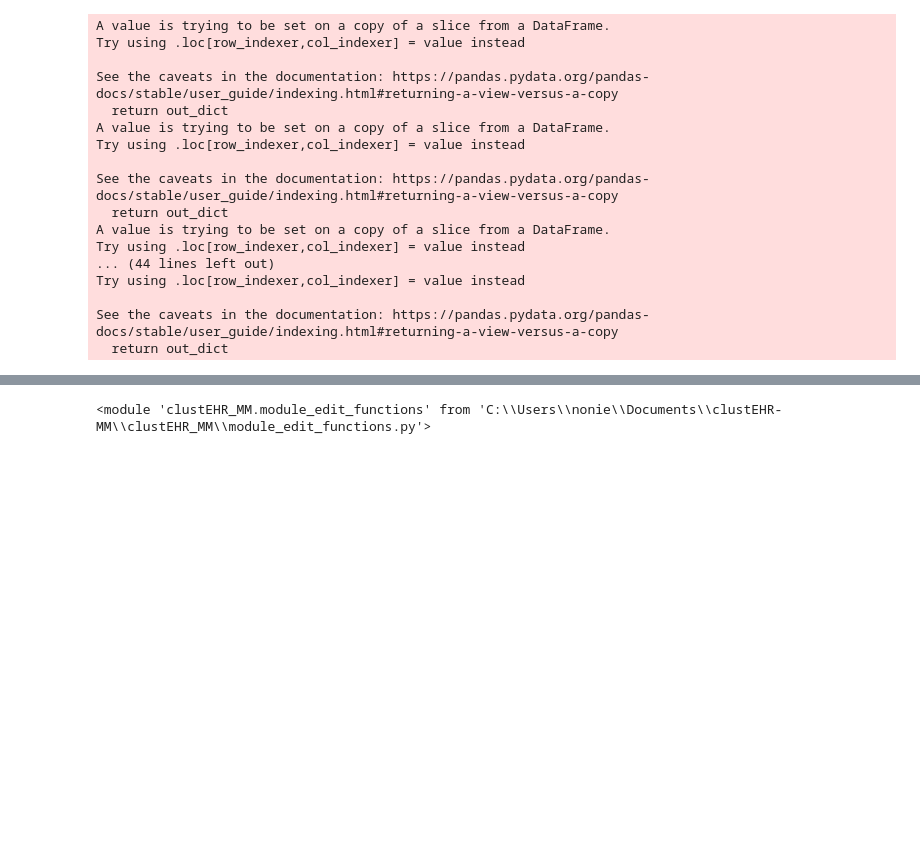
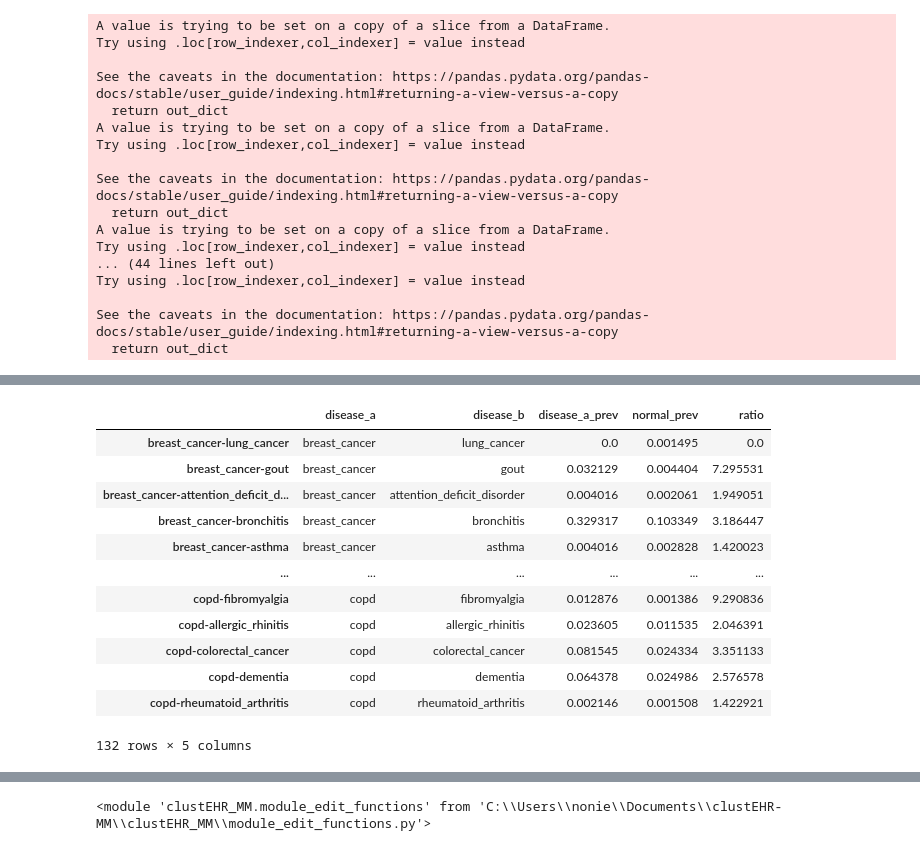
Before and after one commit to nonieA/clustEHR-MM, a Jupyter notebook: clustEHR_MM/testing_modules_creation.ipynb, the cells around one changed output, grey strips where cells are left out. Cells and saved outputs as stored; diff of their text form; code cells hidden in the pictures; blank space fills up the shorter version.

```diff
--- a/clustEHR_MM/testing_modules_creation.ipynb
+++ b/clustEHR_MM/testing_modules_creation.ipynb
@@ -742,0 +780,16 @@ big_pop = [multi_module(
+# %%
+ratio_df
+# %% [output]
+|  | disease_a | disease_b | disease_a_prev | normal_prev | ratio |
+| breast_cancer-lung_cancer | breast_cancer | lung_cancer | 0.0 | 0.001495 | 0.0 |
+| breast_cancer-gout | breast_cancer | gout | 0.032129 | 0.004404 | 7.295531 |
+| breast_cancer-attention_deficit_d... | breast_cancer | attention_deficit_disorder | 0.004016 | 0.002061 | 1.949051 |
+| breast_cancer-bronchitis | breast_cancer | bronchitis | 0.329317 | 0.103349 | 3.186447 |
+| breast_cancer-asthma | breast_cancer | asthma | 0.004016 | 0.002828 | 1.420023 |
+| ... | ... | ... | ... | ... | ... |
+| copd-fibromyalgia | copd | fibromyalgia | 0.012876 | 0.001386 | 9.290836 |
+| copd-allergic_rhinitis | copd | allergic_rhinitis | 0.023605 | 0.011535 | 2.046391 |
+| copd-colorectal_cancer | copd | colorectal_cancer | 0.081545 | 0.024334 | 3.351133 |
+| copd-dementia | copd | dementia | 0.064378 | 0.024986 | 2.576578 |
+| copd-rheumatoid_arthritis | copd | rheumatoid_arthritis | 0.002146 | 0.001508 | 1.422921 |
+132 rows × 5 columns
```
Also changed, not shown: parts of 8 cells of this notebook, 4 other files.
